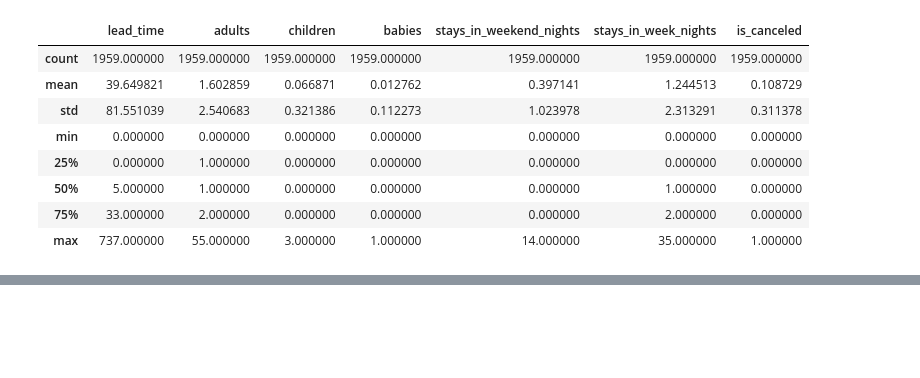
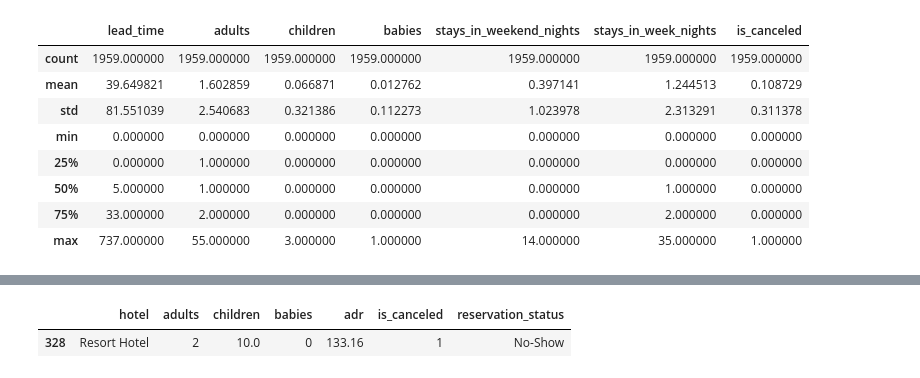
Before and after one commit to Kaevin-boi/Revenue-management-hotel, a Jupyter notebook: Notebooks/01_eda_revenue_management.ipynb, the cells around one changed output, grey strips where cells are left out. Drawn from its saved outputs; the diff is of its cells as text; code cells hidden in the pictures; blank space fills up the shorter version.

```diff
--- a/Notebooks/01_eda_revenue_management.ipynb
+++ b/Notebooks/01_eda_revenue_management.ipynb
@@ -230,0 +358,9 @@ df[df["adr"] == 0][[
+# %%
+df[df["children"] == 10][
+    ["hotel", "adults", "children", "babies", "adr",
+     "is_canceled", "reservation_status"]
+
+]
+# %% [output]
+|  | hotel | adults | children | babies | adr | is_canceled | reservation_status |
+| 328 | Resort Hotel | 2 | 10.0 | 0 | 133.16 | 1 | No-Show |
```
Also changed, not shown: parts of 15 cells of this notebook.
